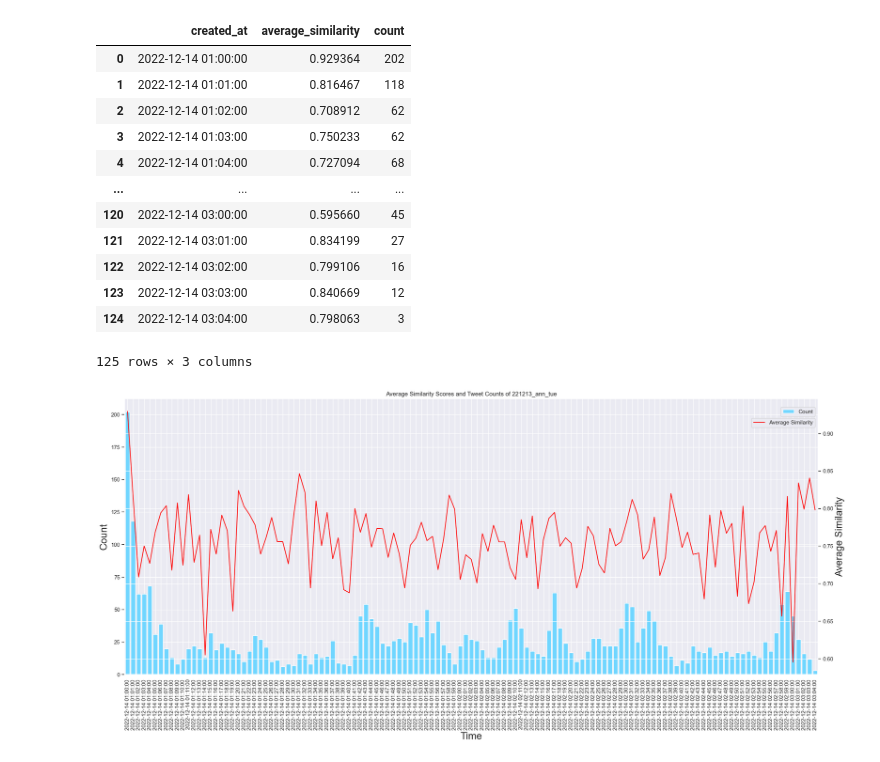
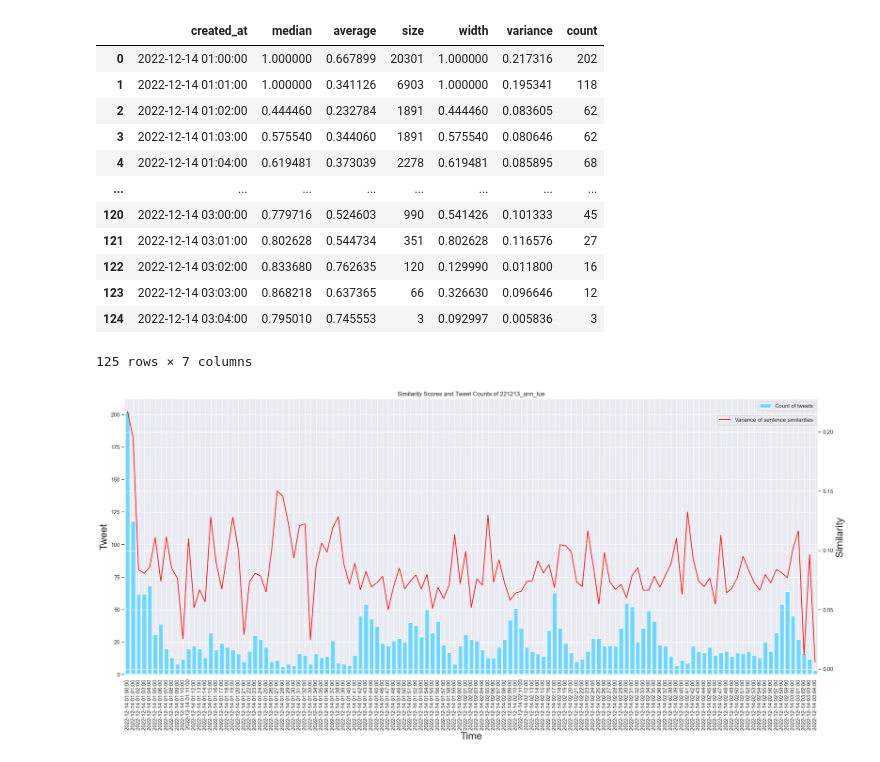
Before and after one commit to Ota1022/DEIM2023, a Jupyter notebook: sentense_similarity/221213_ann_tue/visualize_cs_221213_ann_tue.ipynb, the cells around one changed output. Cells and saved outputs as stored; diff of their text form; code cells hidden in the pictures.

```diff
--- a/sentense_similarity/221213_ann_tue/visualize_cs_221213_ann_tue.ipynb
+++ b/sentense_similarity/221213_ann_tue/visualize_cs_221213_ann_tue.ipynb
@@ -13,61 +13,84 @@ from matplotlib.dates import DateFormatter
 import seaborn as sns
 sns.set()
 # %%
-path_cs = "/Users/iomacbookair2/Documents/lab/DEIM2023/sentense_similarity/221213_ann_tue/cosine_similarity_221213_ann_tue.csv"
+# path_cs = "/Users/iomacbookair2/Documents/lab/DEIM2023/sentense_similarity/cosine_similarity_221213_ann_tue.csv"
+path_cs = "/Users/labimac/Documents/lab/DEIM2023/sentense_similarity/221213_ann_tue/cosine_similarity_w2v_221213_ann_tue.csv"
 df_cs = pd.read_csv((path_cs))
 df_cs = df_cs.drop("texts_by_minute", axis=1)
 
-path_count = "/Users/iomacbookair2/Documents/lab/DEIM2023/count/count_221213_ann_tue.csv"
+# path_count = "/Users/iomacbookair2/Documents/lab/DEIM2023/count/count_221213_ann_tue.csv"
+path_count = "/Users/labimac/Documents/lab/DEIM2023/count/count_221213_ann_tue.csv"
 df_count = pd.read_csv((path_count))
 df_cs["count"] = df_count["counts"]
 df = df_cs
 df
-# df.to_csv('cs_count_221212_ann_mon.csv', index=False)
+# df.to_csv('cs_count_221213_ann_tue.csv', index=False)
 # %% [output]
-|  | created_at | average_similarity | count |
-| 0 | 2022-12-14 01:00:00 | 0.929364 | 202 |
-| 1 | 2022-12-14 01:01:00 | 0.816467 | 118 |
-| 2 | 2022-12-14 01:02:00 | 0.708912 | 62 |
-| 3 | 2022-12-14 01:03:00 | 0.750233 | 62 |
-| 4 | 2022-12-14 01:04:00 | 0.727094 | 68 |
-| ... | ... | ... | ... |
-| 120 | 2022-12-14 03:00:00 | 0.595660 | 45 |
-| 121 | 2022-12-14 03:01:00 | 0.834199 | 27 |
-| 122 | 2022-12-14 03:02:00 | 0.799106 | 16 |
-| 123 | 2022-12-14 03:03:00 | 0.840669 | 12 |
-| 124 | 2022-12-14 03:04:00 | 0.798063 | 3 |
+|  | created_at | median | average | size | width | variance | count |
+| 0 | 2022-12-14 01:00:00 | 1.000000 | 0.667899 | 20301 | 1.000000 | 0.217316 | 202 |
+| 1 | 2022-12-14 01:01:00 | 1.000000 | 0.341126 | 6903 | 1.000000 | 0.195341 | 118 |
+| 2 | 2022-12-14 01:02:00 | 0.444460 | 0.232784 | 1891 | 0.444460 | 0.083605 | 62 |
+| 3 | 2022-12-14 01:03:00 | 0.575540 | 0.344060 | 1891 | 0.575540 | 0.080646 | 62 |
+| 4 | 2022-12-14 01:04:00 | 0.619481 | 0.373039 | 2278 | 0.619481 | 0.085895 | 68 |
+| ... | ... | ... | ... | ... | ... | ... | ... |
+| 120 | 2022-12-14 03:00:00 | 0.779716 | 0.524603 | 990 | 0.541426 | 0.101333 | 45 |
+| 121 | 2022-12-14 03:01:00 | 0.802628 | 0.544734 | 351 | 0.802628 | 0.116576 | 27 |
+| 122 | 2022-12-14 03:02:00 | 0.833680 | 0.762635 | 120 | 0.129990 | 0.011800 | 16 |
+| 123 | 2022-12-14 03:03:00 | 0.868218 | 0.637365 | 66 | 0.326630 | 0.096646 | 12 |
+| 124 | 2022-12-14 03:04:00 | 0.795010 | 0.745553 | 3 | 0.092997 | 0.005836 | 3 |
-125 rows × 3 columns
+125 rows × 7 columns
 # %%
 # Create a figure and an Axes object
 fig, ax = plt.subplots(figsize=(25, 10))
 
-ax.set_title("Average Similarity Scores and Tweet Counts of 221213_ann_tue")
+ax.set_title("Similarity Scores and Tweet Counts of 221213_ann_tue")
 
 ax.set_xlabel("Time", fontsize=20)
 # Set the x-axis labels and rotate them by 90 degrees
 ax.set_xticklabels(df["created_at"], rotation=90)
-ax.set_xlim(-0.5, 124.5) # グラフの横幅と全体の端を揃える
+ax.set_xlim(-0.5, 124.5)  # グラフの横幅と全体の端を揃える
 
 # Set the y-axis label for the count data
-ax.set_ylabel("Count", fontsize=20)
+ax.set_ylabel("Tweet", fontsize=20)
 
 # Plot the count data as partially transparent vertical bars
-ax.bar(df["created_at"], df["count"], color="#70d6ff", label="Count")
+ax.bar(df["created_at"], df["count"], color="#70d6ff", label="Count of tweets")
 
 # Create a twin Axes object for the count data
 ax2 = ax.twinx()
 
 # Set the y-axis labels
-ax2.set_ylabel("Average Similarity", fontsize=20)
+ax2.set_ylabel("Similarity", fontsize=20)
 
 # Plot the average similarity data
-ax2.plot(df["created_at"], df["average_similarity"], color="red", label="Average Similarity")
+ax2.plot(df["created_at"], df["variance"],
+         color="red", label="Variance of sentence similarities")
+
+# # Plot the average similarity data
+# ax2.plot(df["created_at"], df["similarity[5]"],
+#          color="blue", label="Average")
+
+# Plot the average similarity data
+# ax2.plot(df["created_at"], df["similarity[4]"],
+#          color="red", label="100% quantile", linestyle="dashdot")
+
+# Plot the average similarity data
+# ax2.plot(df["created_at"], df["median"],
+#          color="limegreen", label="Median")
+
+# Plot the average similarity data
+# ax2.plot(df["created_at"], df["similarity[1]"],
+#          color="dodgerblue", label="25% quantile")
+
+# Plot the average similarity data
+# ax2.plot(df["created_at"], df["similarity[0]"],
+#          color="blue", label="0% quantile", linestyle="dashdot")
 
 # Adjust the position of the legend
-ax.legend(loc="upper right", bbox_to_anchor=(1,0.98))
-ax2.legend(loc="upper right", bbox_to_anchor=(1,0.94))
+ax.legend(loc="upper right", bbox_to_anchor=(1, 1))
+ax2.legend(loc="upper right", bbox_to_anchor=(1, 0.95))
 
 # Show the plot
 plt.show()
 # %% [output]
-[figure, old version]
+[figure, new version]
```
Also changed, not shown: 32 other files.
